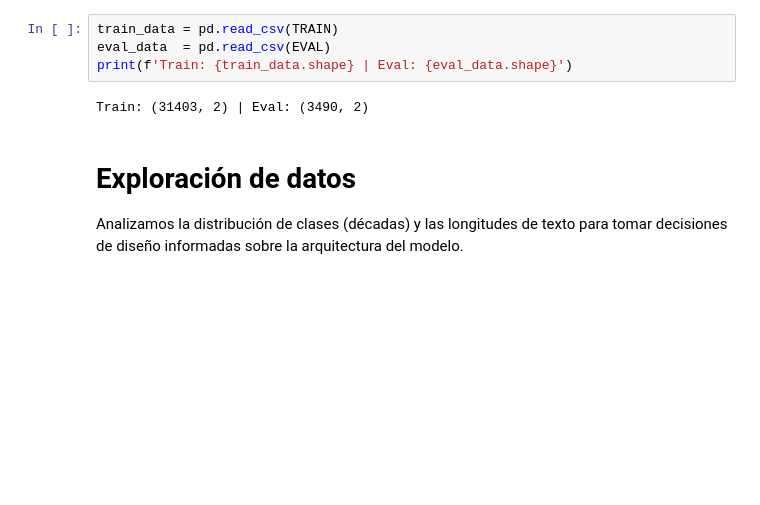
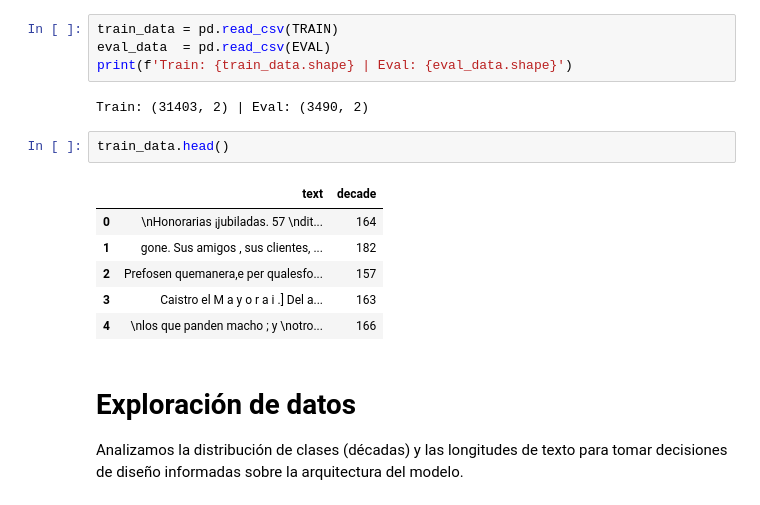
Before and after one commit to ML-2026-10/P2-DeepLearning, a Jupyter notebook: 6666-bts-proy2.ipynb, the cells around one changed output. Drawn from its saved outputs; the diff is of its cells as text; blank space fills up the shorter version.

```diff
--- a/6666-bts-proy2.ipynb
+++ b/6666-bts-proy2.ipynb
@@ -97,6 +207,15 @@ eval_data  = pd.read_csv(EVAL)
 print(f'Train: {train_data.shape} | Eval: {eval_data.shape}')
 # %% [output]
 Train: (31403, 2) | Eval: (3490, 2)
+# %%
+train_data.head()
+# %% [output]
+|  | text | decade |
+| 0 | \nHonorarias ¡jubiladas. 57 \ndit... | 164 |
+| 1 | gone. Sus amigos , sus clientes, ... | 182 |
+| 2 | Prefosen quemanera,e per qualesfo... | 157 |
+| 3 | Caistro el M a y o r a i .] Del a... | 163 |
+| 4 | \nlos que panden macho ; y \notro... | 166 |
 # %% [markdown]
 # Exploración de datos
 
```
Also changed, not shown: parts of 29 cells of this notebook.
